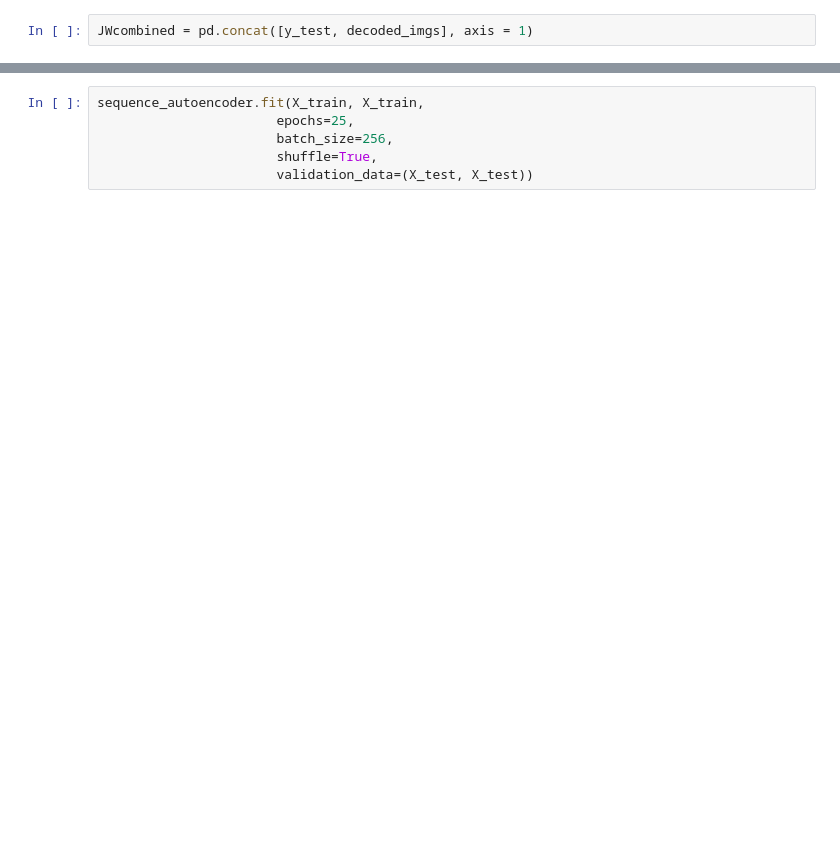
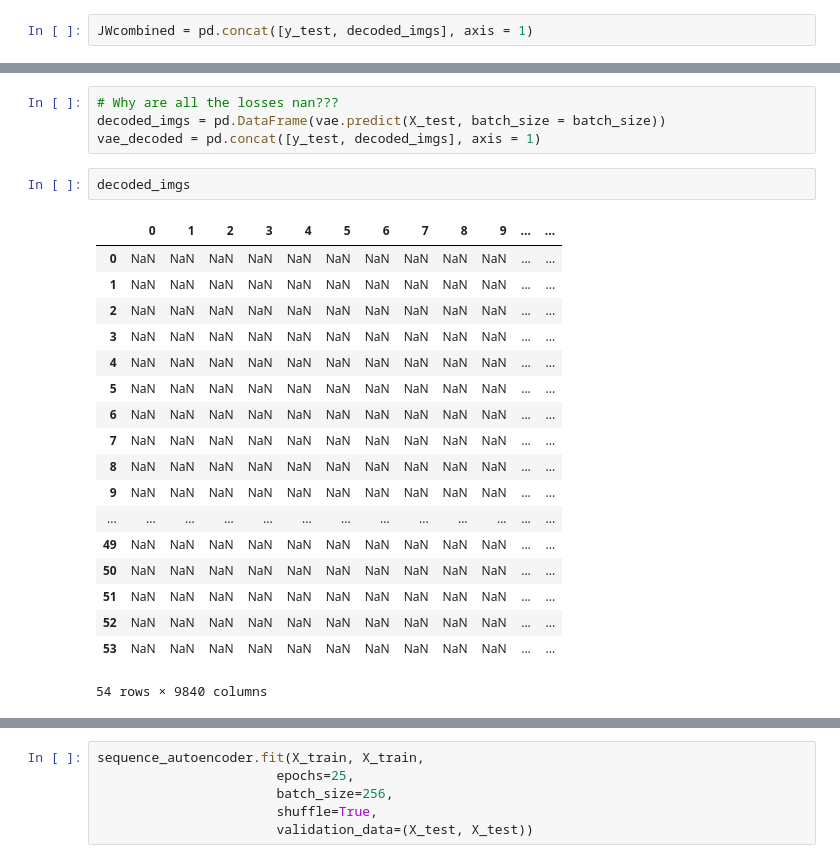
Before and after one commit to AbdallahAboelela/CCTS40500_, a Jupyter notebook: finals/final.ipynb, the cells around one changed output, grey strips where cells are left out. Drawn from its saved outputs; the diff is of its cells as text; blank space fills up the shorter version.

```diff
--- a/finals/final.ipynb
+++ b/finals/final.ipynb
@@ -260,0 +349,25 @@ REAL SP/ GENERATED SP: 0.5441571744947439
+# %%
+# Why are all the losses nan???
+decoded_imgs = pd.DataFrame(vae.predict(X_test, batch_size = batch_size))
+vae_decoded = pd.concat([y_test, decoded_imgs], axis = 1)
+# %%
+decoded_imgs
+# %% [output]
+|  | 0 | 1 | 2 | 3 | 4 | 5 | 6 | 7 | 8 | 9 | ... | ... |
+| 0 | NaN | NaN | NaN | NaN | NaN | NaN | NaN | NaN | NaN | NaN | ... | ... |
+| 1 | NaN | NaN | NaN | NaN | NaN | NaN | NaN | NaN | NaN | NaN | ... | ... |
+| 2 | NaN | NaN | NaN | NaN | NaN | NaN | NaN | NaN | NaN | NaN | ... | ... |
+| 3 | NaN | NaN | NaN | NaN | NaN | NaN | NaN | NaN | NaN | NaN | ... | ... |
+| 4 | NaN | NaN | NaN | NaN | NaN | NaN | NaN | NaN | NaN | NaN | ... | ... |
+| 5 | NaN | NaN | NaN | NaN | NaN | NaN | NaN | NaN | NaN | NaN | ... | ... |
+| 6 | NaN | NaN | NaN | NaN | NaN | NaN | NaN | NaN | NaN | NaN | ... | ... |
+| 7 | NaN | NaN | NaN | NaN | NaN | NaN | NaN | NaN | NaN | NaN | ... | ... |
+| 8 | NaN | NaN | NaN | NaN | NaN | NaN | NaN | NaN | NaN | NaN | ... | ... |
+| 9 | NaN | NaN | NaN | NaN | NaN | NaN | NaN | NaN | NaN | NaN | ... | ... |
+| ... | ... | ... | ... | ... | ... | ... | ... | ... | ... | ... | ... | ... |
+| 49 | NaN | NaN | NaN | NaN | NaN | NaN | NaN | NaN | NaN | NaN | ... | ... |
+| 50 | NaN | NaN | NaN | NaN | NaN | NaN | NaN | NaN | NaN | NaN | ... | ... |
+| 51 | NaN | NaN | NaN | NaN | NaN | NaN | NaN | NaN | NaN | NaN | ... | ... |
+| 52 | NaN | NaN | NaN | NaN | NaN | NaN | NaN | NaN | NaN | NaN | ... | ... |
+| 53 | NaN | NaN | NaN | NaN | NaN | NaN | NaN | NaN | NaN | NaN | ... | ... |
+54 rows × 9840 columns
```
Also changed, not shown: parts of 32 cells of this notebook.
